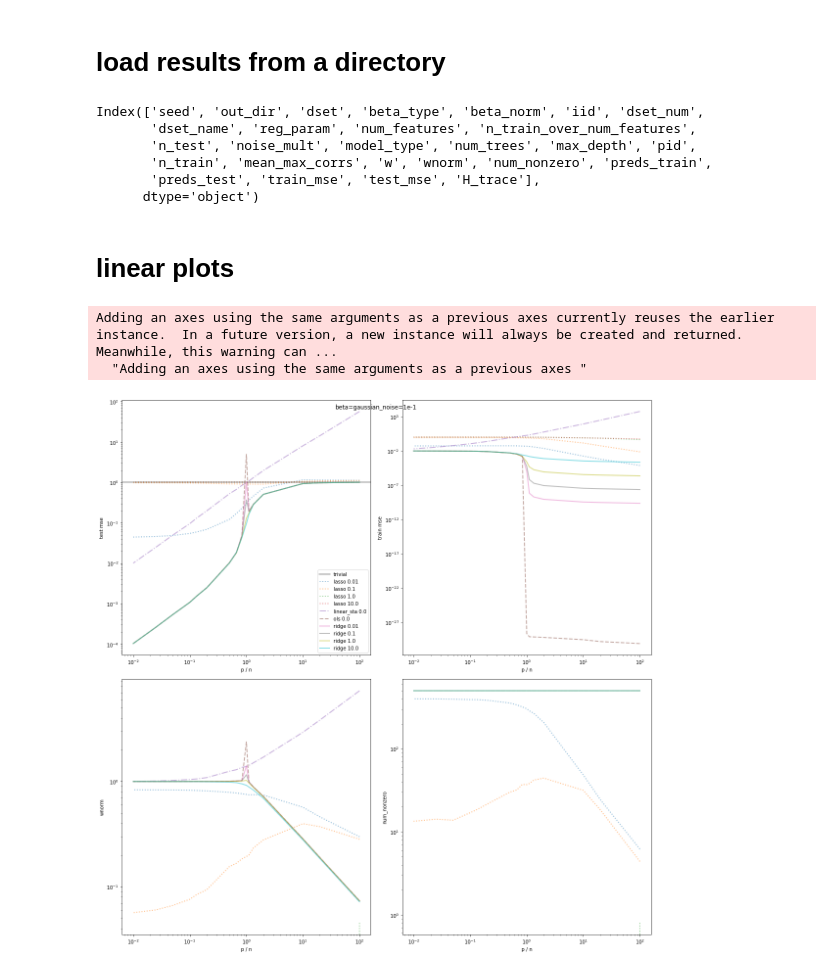
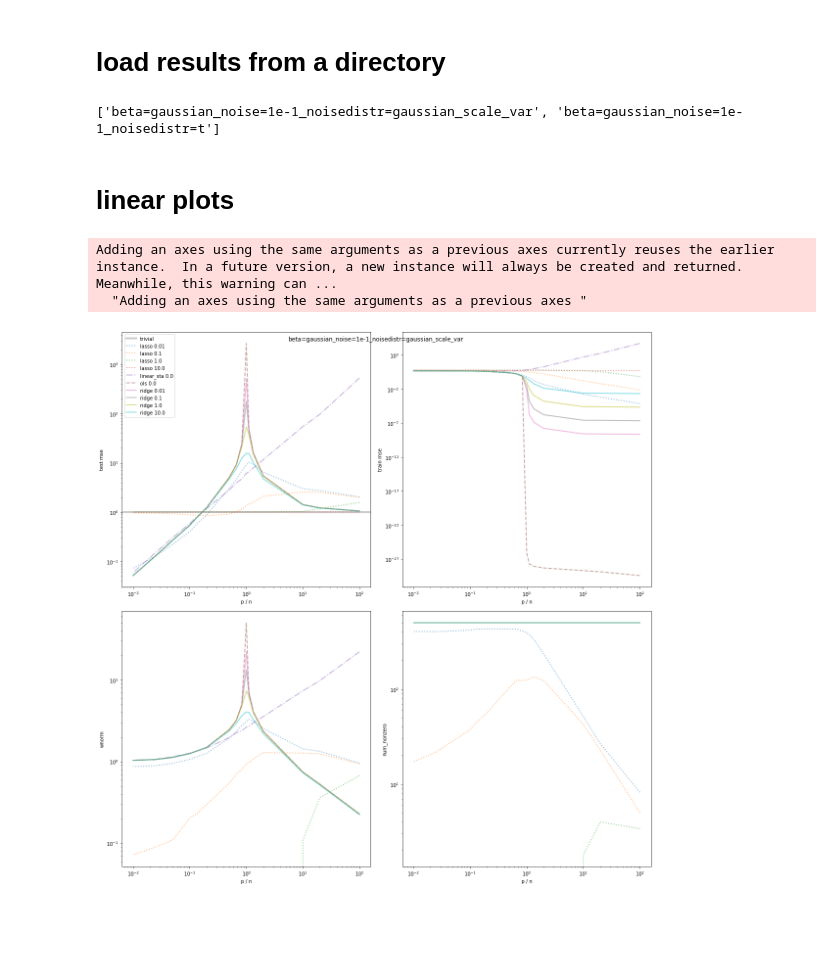
Before and after one commit to csinva/dnn-experiments, a Jupyter notebook: linear_experiments/analyze_dd.ipynb, the cells around one changed output. Drawn from its saved outputs; the diff is of its cells as text; code cells hidden in the pictures; blank space fills up the shorter version.

Commit message:
add noise distrs

```diff
--- a/linear_experiments/analyze_dd.ipynb
+++ b/linear_experiments/analyze_dd.ipynb
@@ -28,30 +28,26 @@ The autoreload extension is already loaded. To reload it, use:
 # %%
 !python process_results.py
 # %%
-# these all have ols, ridge, sta, lasso with appropriate hyperparams
-# beta=gaussian_noise=1e-1
-# beta=gaussian_noise=0
-# beta=onehot_noise=0
-# beta=onehot_noise=1e-1
 
 save_dir = 'results'
-# folders = ['beta=gaussian_noise=1e-1', 'beta=gaussian_noise=0',
-#            'beta=onehot_noise=0', 'beta=onehot_noise=1e-1']
-folders = os.listdir('/scratch/users/vision/yu_dl/raaz.rsk/double_descent/all_linear')
+# all_linear
+    # these all have ols, ridge, sta, lasso with appropriate hyperparams
+    # beta=gaussian_noise=1e-1
+    # beta=gaussian_noise=0
+    # beta=onehot_noise=0
+    # beta=onehot_noise=1e-1
+# all_linear_clustered
+# all_linear_vary_noise_distr
+parent_dir = '/scratch/users/vision/yu_dl/raaz.rsk/double_descent/all_linear_vary_noise_distr'
+folders = os.listdir(parent_dir)
+print(folders)
+# %% [output]
+['beta=gaussian_noise=1e-1_noisedistr=gaussian_scale_var', 'beta=gaussian_noise=1e-1_noisedistr=t']
-# %%
-results.keys()
-# %% [output]
-Index(['seed', 'out_dir', 'dset', 'beta_type', 'beta_norm', 'iid', 'dset_num',
-       'dset_name', 'reg_param', 'num_features', 'n_train_over_num_features',
-       'n_test', 'noise_mult', 'model_type', 'num_trees', 'max_depth', 'pid',
-       'n_train', 'mean_max_corrs', 'w', 'wnorm', 'num_nonzero', 'preds_train',
-       'preds_test', 'train_mse', 'test_mse', 'H_trace'],
-      dtype='object')
 # %% [markdown]
 # linear plots
 # %%
 for folder in folders:
-    out_dir = oj('/scratch/users/vision/yu_dl/raaz.rsk/double_descent/all_linear', folder)
+    out_dir = oj(parent_dir, folder)
     df = pd.read_pickle(oj(out_dir, 'processed.pkl'))
 
     R, C = 2, 2
@@ -97,31 +93,31 @@ for folder in folders:
         '''
 
         # wnorm also recorded
         plt.subplot(R, C, 3)
         plt.plot(curve.ratio, curve['wnorm'], **kwargs)
         plt.ylabel('wnorm')
 
         plt.subplot(R, C, 4)
         plt.plot(curve.ratio, curve['num_nonzero'], **kwargs)
         plt.ylabel('num_nonzero')
 
     for i in range(1, R * C + 1):
         plt.subplot(R, C, i)
         plt.xscale('log')
         plt.yscale('log')
         plt.xlabel('p / n')
 
     #     s = f'{model_type}_{dset}_{dset_name}+p={num_features}+lambda={reg_param}+noise_mult={noise_mult}'
     plt.subplot(R, C, 1)
     plt.legend()
     s = folder
     plt.suptitle(s)
     plt.tight_layout()
     # plt.show()
     plt.savefig(oj(save_dir, s + '.pdf'))
     plt.show()
     plt.close()
 # %% [output]
 Adding an axes using the same arguments as a previous axes currently reuses the earlier instance.  In a future version, a new instance will always be created and returned.  Meanwhile, this warning can ...
   "Adding an axes using the same arguments as a previous axes "
-[figure, old version]
+[figure, new version]
```
Also changed, not shown: parts of 1 cell of this notebook, 5 other files.
